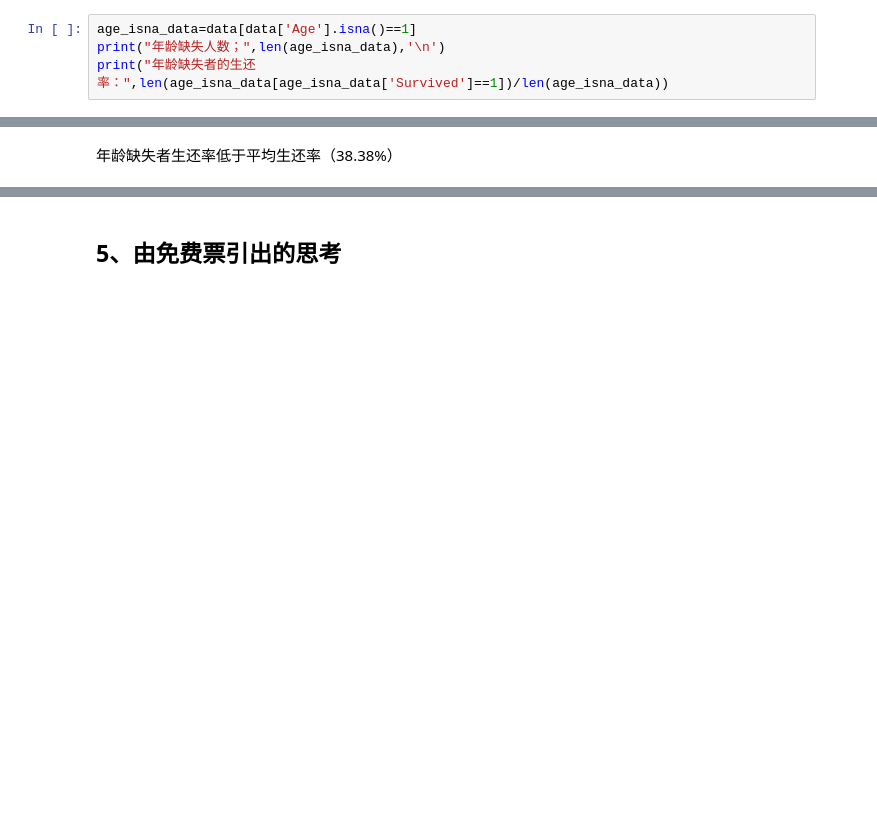
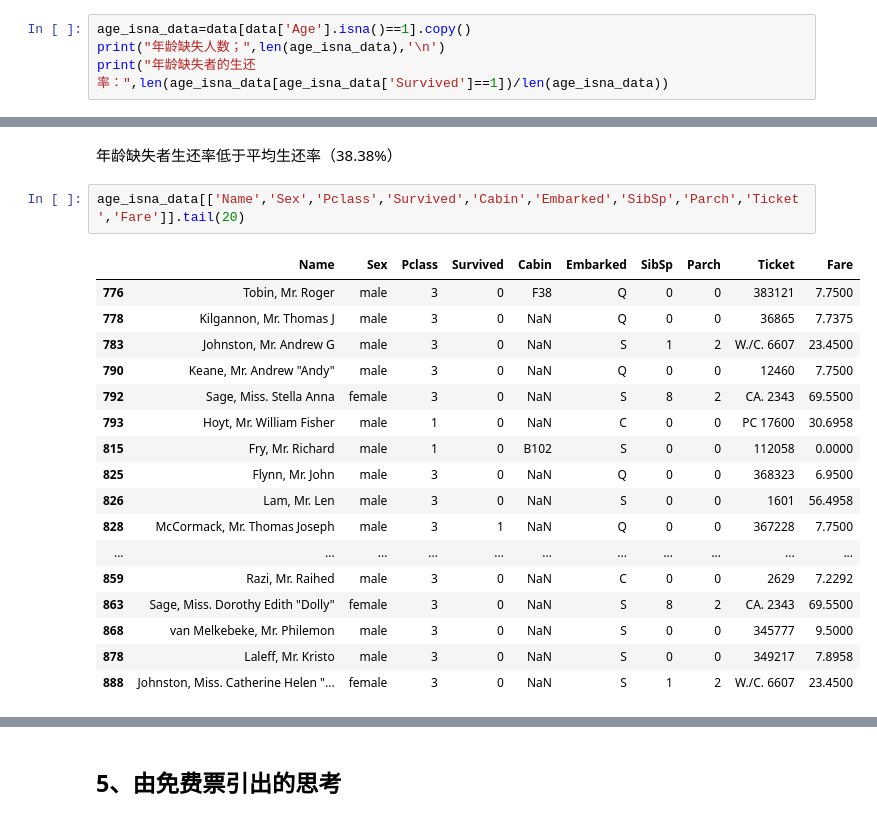
Before and after one commit to yjcyjjc/Titanic-MachineLearning-Project, a Jupyter notebook: EDA.ipynb, the cells around one changed output, grey strips where cells are left out. Cells and saved outputs as stored; diff of their text form; blank space fills up the shorter version.

```diff
--- a/EDA.ipynb
+++ b/EDA.ipynb
@@ -291,7 +326,7 @@ plt.show()
 # %% [markdown]
 ### 4.2、分析年龄部分缺失者的特点
 # %%
-age_isna_data=data[data['Age'].isna()==1]
+age_isna_data=data[data['Age'].isna()==1].copy()
 print("年龄缺失人数；",len(age_isna_data),'\n')
 print("年龄缺失者的生还率：",len(age_isna_data[age_isna_data['Survived']==1])/len(age_isna_data))
 # %% [output]
@@ -300,3 +335,23 @@ print("年龄缺失者的生还率：",len(age_isna_data[age_isna_data['Survived
 年龄缺失者的生还率： 0.2937853107344633
 # %% [markdown]
 年龄缺失者生还率低于平均生还率（38.38%）
+# %%
+age_isna_data[['Name','Sex','Pclass','Survived','Cabin','Embarked','SibSp','Parch','Ticket','Fare']].tail(20)
+# %% [output]
+|  | Name | Sex | Pclass | Survived | Cabin | Embarked | SibSp | Parch | Ticket | Fare |
+| 776 | Tobin, Mr. Roger | male | 3 | 0 | F38 | Q | 0 | 0 | 383121 | 7.7500 |
+| 778 | Kilgannon, Mr. Thomas J | male | 3 | 0 | NaN | Q | 0 | 0 | 36865 | 7.7375 |
+| 783 | Johnston, Mr. Andrew G | male | 3 | 0 | NaN | S | 1 | 2 | W./C. 6607 | 23.4500 |
+| 790 | Keane, Mr. Andrew "Andy" | male | 3 | 0 | NaN | Q | 0 | 0 | 12460 | 7.7500 |
+| 792 | Sage, Miss. Stella Anna | female | 3 | 0 | NaN | S | 8 | 2 | CA. 2343 | 69.5500 |
+| 793 | Hoyt, Mr. William Fisher | male | 1 | 0 | NaN | C | 0 | 0 | PC 17600 | 30.6958 |
+| 815 | Fry, Mr. Richard | male | 1 | 0 | B102 | S | 0 | 0 | 112058 | 0.0000 |
+| 825 | Flynn, Mr. John | male | 3 | 0 | NaN | Q | 0 | 0 | 368323 | 6.9500 |
+| 826 | Lam, Mr. Len | male | 3 | 0 | NaN | S | 0 | 0 | 1601 | 56.4958 |
+| 828 | McCormack, Mr. Thomas Joseph | male | 3 | 1 | NaN | Q | 0 | 0 | 367228 | 7.7500 |
+| ... | ... | ... | ... | ... | ... | ... | ... | ... | ... | ... |
+| 859 | Razi, Mr. Raihed | male | 3 | 0 | NaN | C | 0 | 0 | 2629 | 7.2292 |
+| 863 | Sage, Miss. Dorothy Edith "Dolly" | female | 3 | 0 | NaN | S | 8 | 2 | CA. 2343 | 69.5500 |
+| 868 | van Melkebeke, Mr. Philemon | male | 3 | 0 | NaN | S | 0 | 0 | 345777 | 9.5000 |
+| 878 | Laleff, Mr. Kristo | male | 3 | 0 | NaN | S | 0 | 0 | 349217 | 7.8958 |
+| 888 | Johnston, Miss. Catherine Helen "... | female | 3 | 0 | NaN | S | 1 | 2 | W./C. 6607 | 23.4500 |
```
Also changed, not shown: parts of 14 cells of this notebook.
